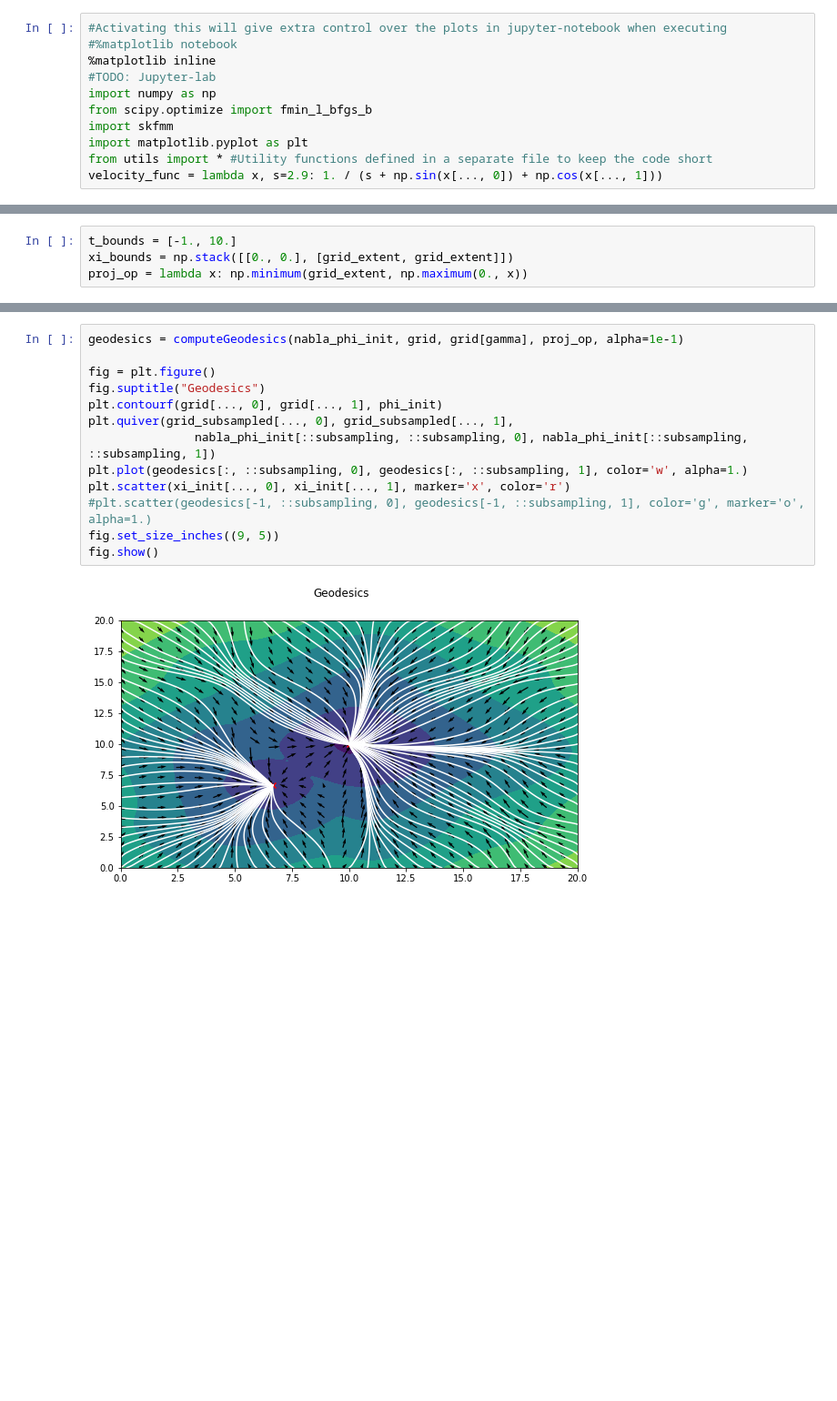
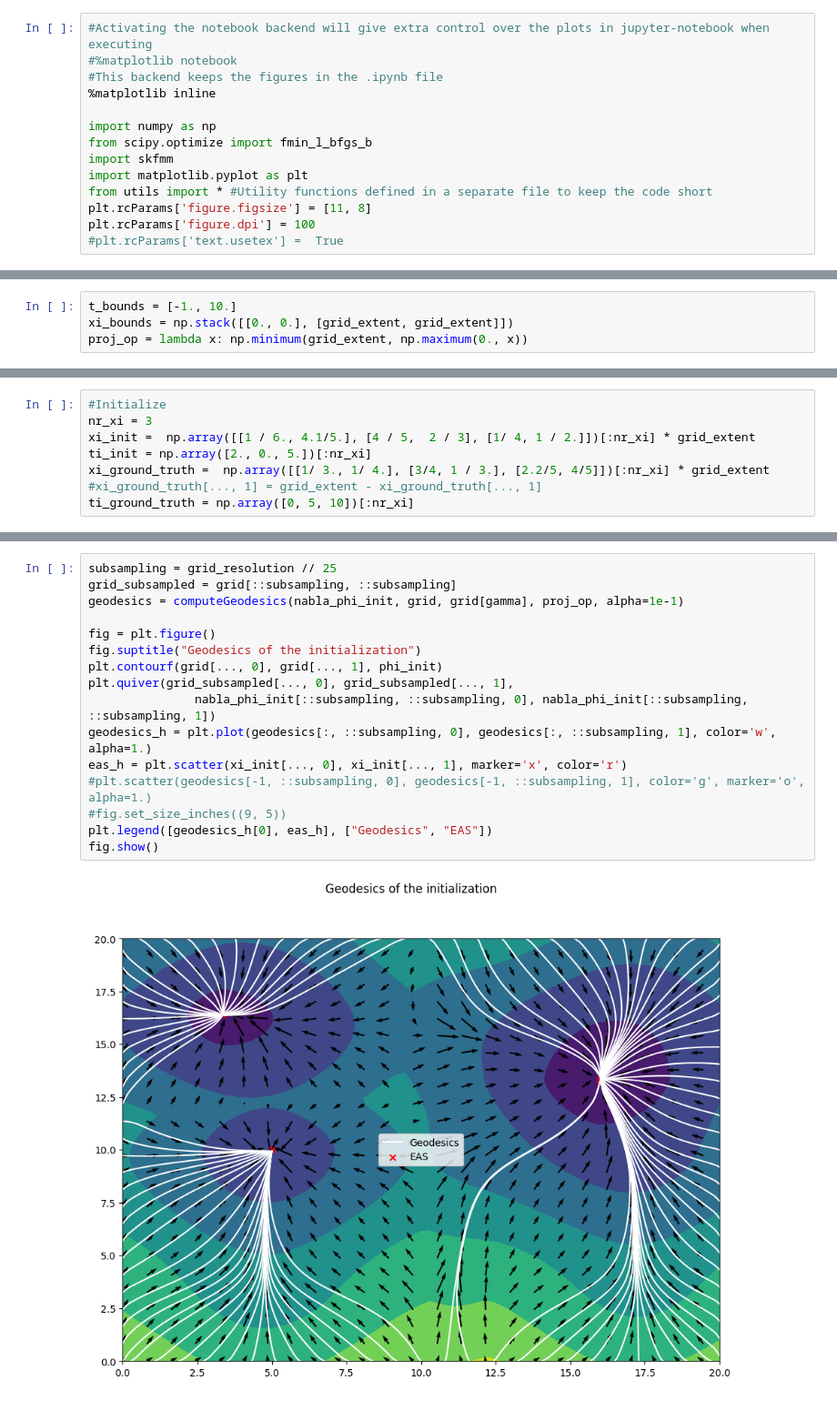
Before and after one commit to thomgrand/geasi_grid_demo, a Jupyter notebook: GEASI_Grid.ipynb, the cells around one changed output, grey strips where cells are left out. Shown: that part at 91% size. Saved outputs shown, nothing was run; the diff lists cells and outputs as text; blank space fills up the shorter version.

```diff
--- a/GEASI_Grid.ipynb
+++ b/GEASI_Grid.ipynb
@@ -1,11 +32,14 @@
 # %%
-#Activating this will give extra control over the plots in jupyter-notebook when executing
+#Activating the notebook backend will give extra control over the plots in jupyter-notebook when executing
 #%matplotlib notebook
+#This backend keeps the figures in the .ipynb file
 %matplotlib inline
-#TODO: Jupyter-lab
+
 import numpy as np
 from scipy.optimize import fmin_l_bfgs_b
 import skfmm
 import matplotlib.pyplot as plt
 from utils import * #Utility functions defined in a separate file to keep the code short
-velocity_func = lambda x, s=2.9: 1. / (s + np.sin(x[..., 0]) + np.cos(x[..., 1]))
+plt.rcParams['figure.figsize'] = [11, 8]
+plt.rcParams['figure.dpi'] = 100
+#plt.rcParams['text.usetex'] =  True
@@ -51,3 +100,11 @@ proj_op = lambda x: np.minimum(grid_extent, np.maximum(0., x))
+# %%
+#Initialize
+nr_xi = 3
+xi_init =  np.array([[1 / 6., 4.1/5.], [4 / 5,  2 / 3], [1/ 4, 1 / 2.]])[:nr_xi] * grid_extent
+ti_init = np.array([2., 0., 5.])[:nr_xi]
+xi_ground_truth =  np.array([[1/ 3., 1/ 4.], [3/4, 1 / 3.], [2.2/5, 4/5]])[:nr_xi] * grid_extent
+#xi_ground_truth[..., 1] = grid_extent - xi_ground_truth[..., 1]
+ti_ground_truth = np.array([0, 5, 10])[:nr_xi]
 # %%
 phi_init = computeEikonal(xi_init, ti_init, grid, vel_field)
 phi_ground_truth = computeEikonal(xi_ground_truth, ti_ground_truth, grid, vel_field)
@@ -77,15 +186,18 @@ fig.show()
 # %%
+subsampling = grid_resolution // 25
+grid_subsampled = grid[::subsampling, ::subsampling]
 geodesics = computeGeodesics(nabla_phi_init, grid, grid[gamma], proj_op, alpha=1e-1)
 
 fig = plt.figure()
-fig.suptitle("Geodesics")
+fig.suptitle("Geodesics of the initialization")
 plt.contourf(grid[..., 0], grid[..., 1], phi_init)
 plt.quiver(grid_subsampled[..., 0], grid_subsampled[..., 1],
                nabla_phi_init[::subsampling, ::subsampling, 0], nabla_phi_init[::subsampling, ::subsampling, 1])
-plt.plot(geodesics[:, ::subsampling, 0], geodesics[:, ::subsampling, 1], color='w', alpha=1.)
-plt.scatter(xi_init[..., 0], xi_init[..., 1], marker='x', color='r')
+geodesics_h = plt.plot(geodesics[:, ::subsampling, 0], geodesics[:, ::subsampling, 1], color='w', alpha=1.)
+eas_h = plt.scatter(xi_init[..., 0], xi_init[..., 1], marker='x', color='r')
 #plt.scatter(geodesics[-1, ::subsampling, 0], geodesics[-1, ::subsampling, 1], color='g', marker='o', alpha=1.)
-fig.set_size_inches((9, 5))
+#fig.set_size_inches((9, 5))
+plt.legend([geodesics_h[0], eas_h], ["Geodesics", "EAS"])
 fig.show()
 # %% [output]
-[figure, old version]
+[figure, new version]
```
Also changed, not shown: parts of 28 cells of this notebook, 1 other file.
